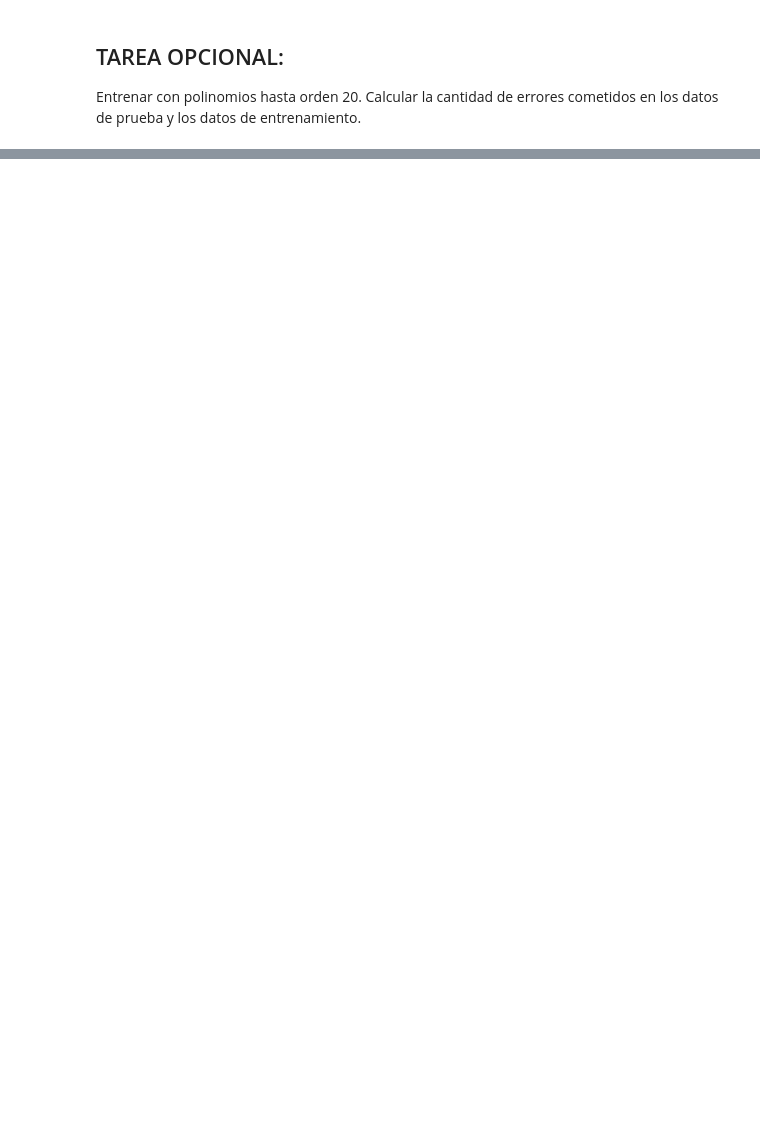
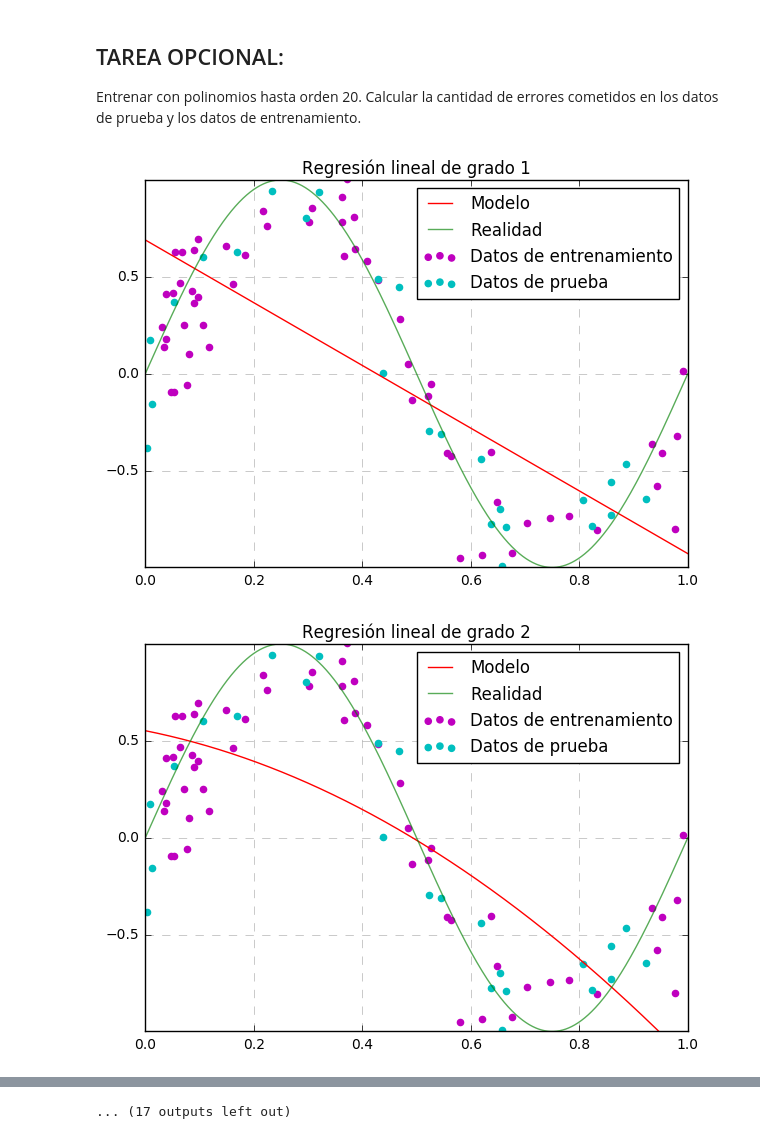
Before and after one commit to GAPM/Machine_Learning_basico, a Jupyter notebook: regresion_lineal.ipynb, the cells around one changed output, grey strips where cells are left out. Cells and saved outputs as stored; diff of their text form; code cells hidden in the pictures; blank space fills up the shorter version.

```diff
--- a/regresion_lineal.ipynb
+++ b/regresion_lineal.ipynb
@@ -409,3 +419,41 @@ ax.legend(loc='lower left')
 # %% [markdown]
 ## TAREA OPCIONAL:
 Entrenar con polinomios hasta orden 20. Calcular la cantidad de errores cometidos en los datos de prueba y los datos de entrenamiento.
+# %%
+orden_poly = []
+error_test = []
+error_train = []
+coeficientes = []
+for i in range(1,30):
+    orden_poly.append(i)
+    poly = PolynomialFeatures(i, include_bias=False)
+
+    X = poly.fit_transform(x_train)
+    regressor = LinearRegression()
+    regressor.fit(X, y_train)
+    coeficientes.append(('poly_'+str(i), regressor.coef_.reshape(-1))) # después usaremos esto
+    y_train_pred = regressor.predict(X)
+    error_train.append(mean_absolute_error(y_train, y_train_pred))
+
+    # Acá no es muy relevante, pero por costumbre los métodos fit se usan con el set de entrenamiento unicamente
+    X = poly.transform(x_test)
+    y_test_pred = regressor.predict(X)
+    error_test.append(mean_absolute_error(y_test, y_test_pred))
+
+    fig = plt.figure(figsize=[7, 5])
+    ax = fig.add_subplot(111)
+    ax.set_axisbelow(True)
+
+    ax.plot(x_, regressor.predict((poly.transform(x_))), color='r', label='Modelo')
+    ax.plot(x_, y_real, color='g', alpha=0.65, label='Realidad')
+    ax.scatter(x_train, y_train, color='m', label='Datos de entrenamiento')
+    ax.scatter(x_test, y_test, color='c', label='Datos de prueba')
+
+    ax.grid(linestyle='--',color='0.7')
+    ax.set_xlim(min(x_), max(x_))
+    ax.set_ylim(min(y_real), max(y_real))
+    ax.set_title('Regresión lineal de grado '+str(i))
+    ax.legend(loc='best')
+# %% [output]
+[figure, added]
+[figure, added]
@@ -411,0 +470 @@ Entrenar con polinomios hasta orden 20. Calcular la cantidad de errores cometido
+... (17 outputs left out)
```
Also changed, not shown: parts of 28 cells of this notebook.
